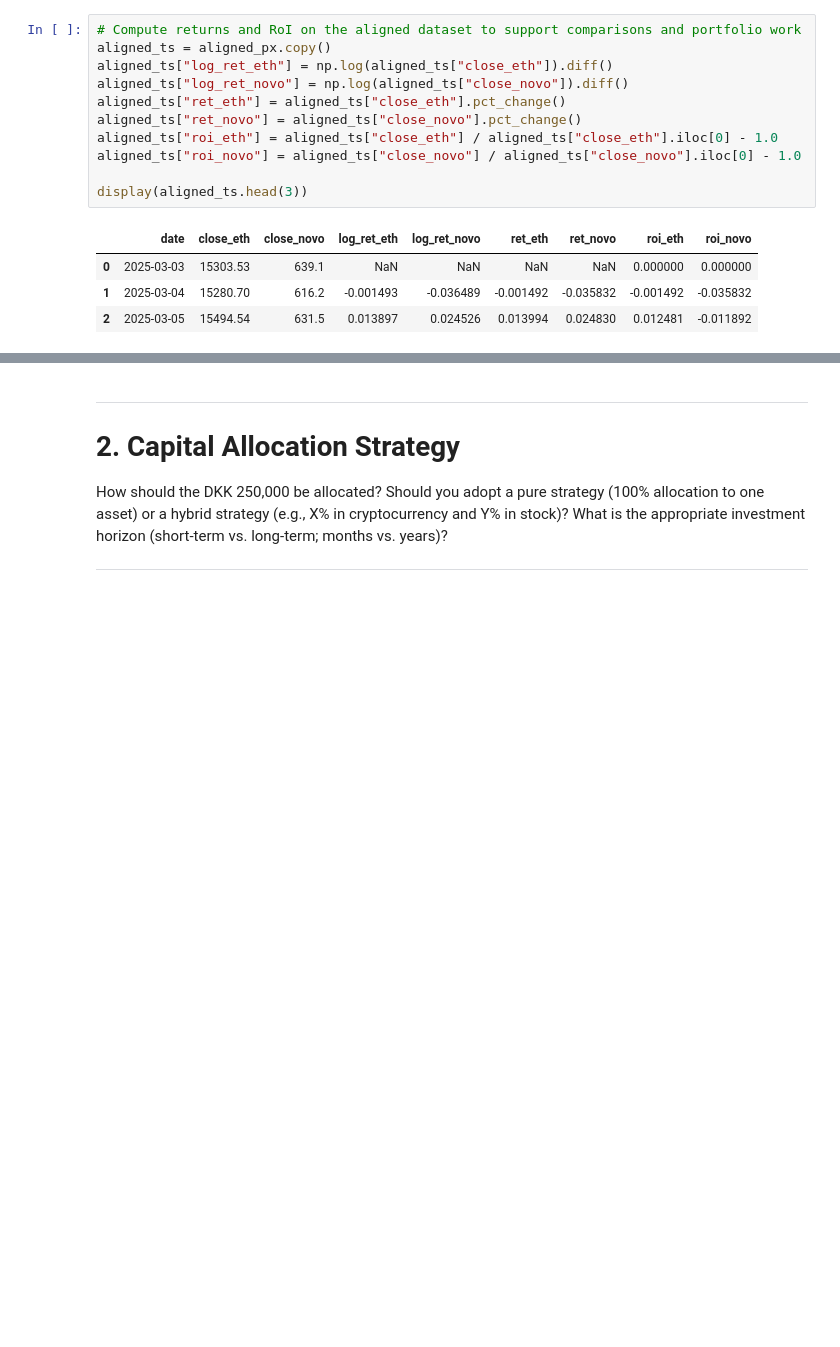
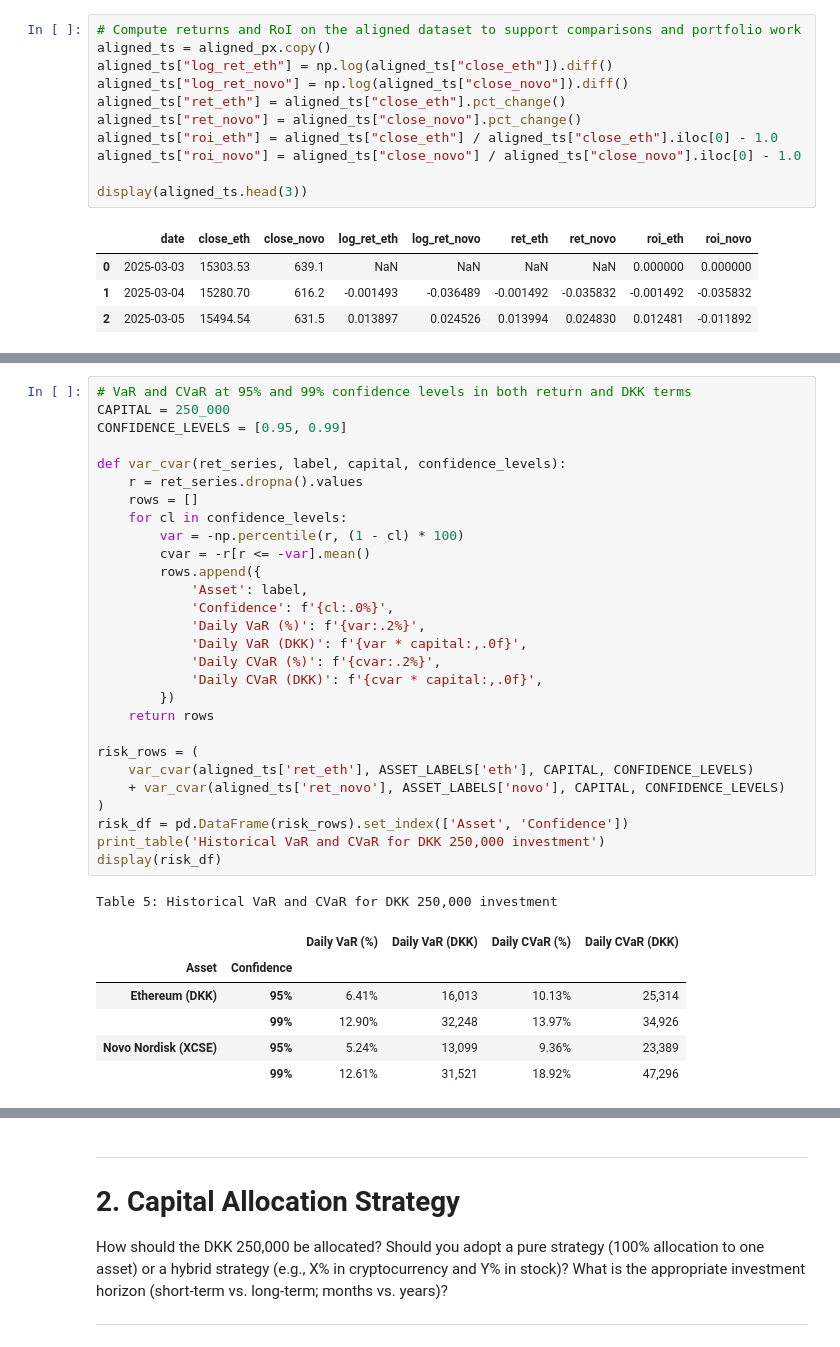
Before and after one commit to PontusNeumann/CBS-Spring26, a Jupyter notebook: ML/ML MA2/PN_compulsory_assignment_2.ipynb, the cells around one changed output, grey strips where cells are left out. Saved outputs shown, nothing was run; the diff lists cells and outputs as text; blank space fills up the shorter version.

```diff
--- a/ML/ML MA2/PN_compulsory_assignment_2.ipynb
+++ b/ML/ML MA2/PN_compulsory_assignment_2.ipynb
@@ -259,0 +296,36 @@ display(aligned_ts.head(3))
+# %%
+# VaR and CVaR at 95% and 99% confidence levels in both return and DKK terms
+CAPITAL = 250_000
+CONFIDENCE_LEVELS = [0.95, 0.99]
+
+def var_cvar(ret_series, label, capital, confidence_levels):
+    r = ret_series.dropna().values
+    rows = []
+    for cl in confidence_levels:
+        var = -np.percentile(r, (1 - cl) * 100)
+        cvar = -r[r <= -var].mean()
+        rows.append({
+            'Asset': label,
+            'Confidence': f'{cl:.0%}',
+            'Daily VaR (%)': f'{var:.2%}',
+            'Daily VaR (DKK)': f'{var * capital:,.0f}',
+            'Daily CVaR (%)': f'{cvar:.2%}',
+            'Daily CVaR (DKK)': f'{cvar * capital:,.0f}',
+        })
+    return rows
+
+risk_rows = (
+    var_cvar(aligned_ts['ret_eth'], ASSET_LABELS['eth'], CAPITAL, CONFIDENCE_LEVELS)
+    + var_cvar(aligned_ts['ret_novo'], ASSET_LABELS['novo'], CAPITAL, CONFIDENCE_LEVELS)
+)
+risk_df = pd.DataFrame(risk_rows).set_index(['Asset', 'Confidence'])
+print_table('Historical VaR and CVaR for DKK 250,000 investment')
+display(risk_df)
+# %% [output]
+Table 5: Historical VaR and CVaR for DKK 250,000 investment
+|  |  | Daily VaR (%) | Daily VaR (DKK) | Daily CVaR (%) | Daily CVaR (DKK) |
+| Asset | Confidence |  |  |  |  |
+| Ethereum (DKK) | 95% | 6.41% | 16,013 | 10.13% | 25,314 |
+|  | 99% | 12.90% | 32,248 | 13.97% | 34,926 |
+| Novo Nordisk (XCSE) | 95% | 5.24% | 13,099 | 9.36% | 23,389 |
+|  | 99% | 12.61% | 31,521 | 18.92% | 47,296 |
```
Also changed, not shown: parts of 10 cells of this notebook, 3 other files.
